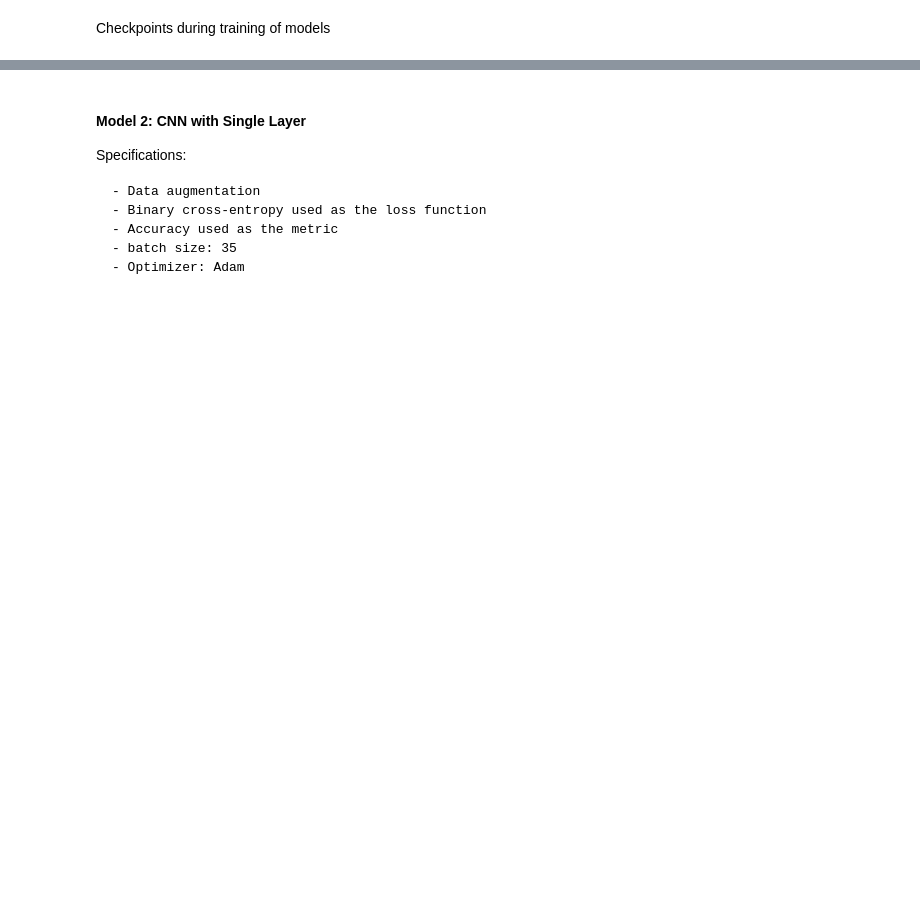
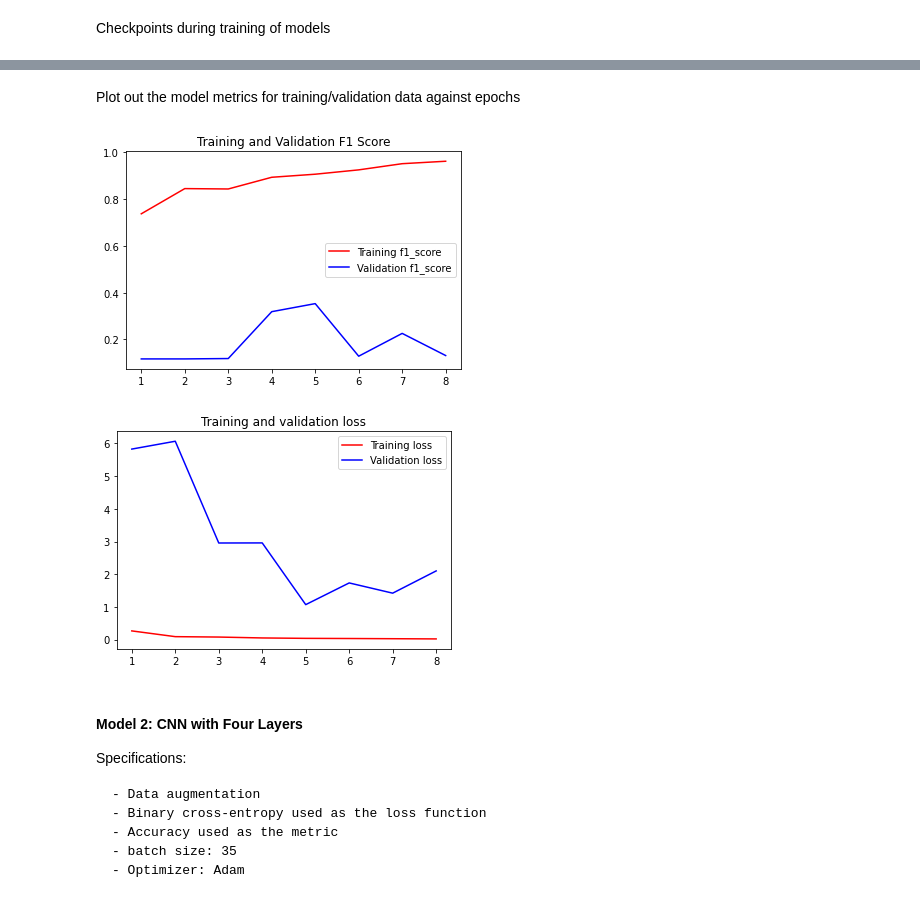
Before and after one commit to azizayesha/Brain-Tumor-Classification, a Jupyter notebook: code.ipynb, the cells around one changed output, grey strips where cells are left out. Saved outputs shown, nothing was run; the diff lists cells and outputs as text; code cells hidden in the pictures; blank space fills up the shorter version.

```diff
--- a/code.ipynb
+++ b/code.ipynb
@@ -225,12 +338,15 @@ data_augmentation = ImageDataGenerator(
 # %% [markdown]
 Checkpoints during training of models
 # %%
-# stop if no improvements made after 3 epopchs (patience) and save the best model
+# stop if no improvements made after 3 epochs (patience) and save the best model
 early_stopping = EarlyStopping(patience=3, restore_best_weights=True)
 
 # for possible visualization
 tensorboard = TensorBoard(log_dir='logs')
 
 # save the best model
-checkpoint = ModelCheckpoint("cnn_layer1.h5", monitor="val_accuracy", save_best_only=True, mode="auto", verbose=1)
+checkpoint = ModelCheckpoint("cnn_layer1.h5", monitor=MONITOR_METRIC, save_best_only=True, mode="max", verbose=1)
+
+# change the learning rate if no increase/decrease is seen in the model metrics
+reduce_lr = ReduceLROnPlateau(monitor = MONITOR_METRIC, factor = 0.3, patience = 3, min_delta = 0.001, mode='max',verbose=1)
 # %% [markdown]
@@ -294,8 +430,12 @@ cnn1.compile(optimizer='adam',
+# %%
+cnn_model1.compile(optimizer='adam',
+             loss= tf.losses.BinaryFocalCrossentropy() ,
+             metrics=[tfa.metrics.F1Score(average='macro', num_classes=2)])
 # %%
-model1 = cnn1.fit(X_train, y_train,
+model1 = cnn_model1.fit(X_train, y_train,
                          verbose=1,
                          validation_data=(X_val, y_val),
                          epochs=EPOCHS,
-                         callbacks=[early_stopping, checkpoint, tensorboard],
+                         callbacks=[early_stopping, checkpoint, tensorboard, reduce_lr],
                          batch_size=BATCH_SIZE)
 # %% [output]
@@ -331,5 +478,31 @@ Test loss and accuracy:  0.665716630553231 0.4314721
+# %% [markdown]
+Plot out the model metrics for training/validation data against epochs
+# %%
+f1 = model1.history['f1_score']
+val_f1 = model1.history['val_f1_score']
+loss = model1.history['loss']
+val_loss = model1.history['val_loss']
+
+epochs = range(1, len(f1) + 1)
+
+plt.plot(epochs, f1, 'r', label='Training f1_score')
+plt.plot(epochs, val_f1, 'b', label='Validation f1_score')
+plt.title('Training and Validation F1 Score')
+plt.legend()
+
+plt.figure()
+
+plt.plot(epochs, loss, 'r', label='Training loss')
+plt.plot(epochs, val_loss, 'b', label='Validation loss')
+plt.title('Training and validation loss')
+plt.legend()
+
+plt.show()
+# %% [output]
+[figure, added]
+[figure, added]
 # %% [markdown]
-#### Model 2: CNN with Single Layer
+#### Model 2: CNN with Four Layers
 
 Specifications:
 
```
Also changed, not shown: parts of 34 cells of this notebook.
